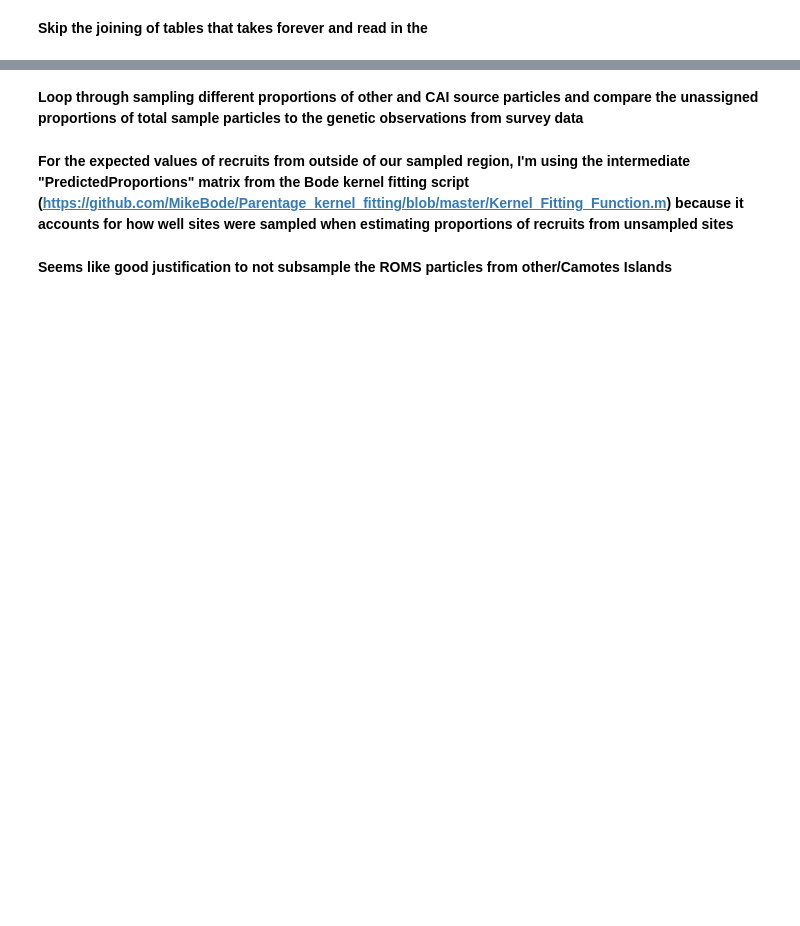
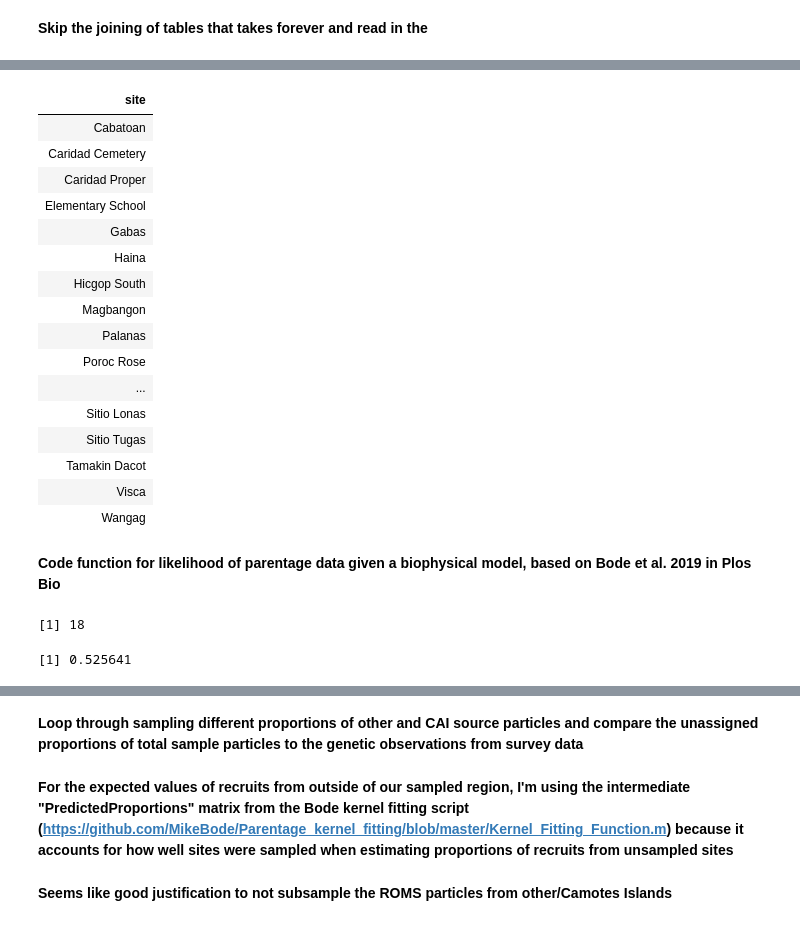
Before and after one commit to pinskylab/CamotesROMS, a Jupyter notebook: notebooks/optimize_ROMS_sampling.ipynb, the cells around one changed output, grey strips where cells are left out. Cells and saved outputs as stored; diff of their text form; code cells hidden in the pictures; blank space fills up the shorter version.

```diff
--- a/notebooks/optimize_ROMS_sampling.ipynb
+++ b/notebooks/optimize_ROMS_sampling.ipynb
@@ -6,6 +6,8 @@ invisible(suppressPackageStartupMessages(lapply(Packages, library, character.onl
 setwd('/local/home/katrinac/oceanography')
 "%!in%" <- function(x,table) match(x,table, nomatch = 0) == 0
 source("~/parentage/kernel_fitting/1340_loci/functions/ll_kt_both_bbmle.R")
+source("~/parentage/kernel_fitting/1340_loci/functions/ll_kt_both_grid_search.R")
+
 #source("~/oceanography/scripts/PredictedProportions.R")
 
 #read in the kernel fitting summary
@@ -69,6 +71,8 @@ SurveyData <- AnnualRecsSamp[PropSamp, on=.(year=end_year, site)][#join the samp
 load("~/oceanography/empirical_data/genetics/females_df_F.RData")
 Abundance <- as.data.table(females_df_F)
 setnames(Abundance, "nF", "num_females")
+Abundance <- unique(Abundance[site %like% "Magbangon", site := "Magbangon"][ #collapse Magbangon values
+            , num_females := sum(num_females), by=c("site", "year")], by=c("site", "year"))
 #join the survey sampling tables together
 SurveyData <- AnnualRecsSamp[PropSamp, on=.(year=end_year, site)][
     is.na(n_offs_gen), n_offs_gen := 0][,#change NA's to 0
@@ -241,0 +323,22 @@ dcast(DestSampled[source == "Other", .(source, dest)][, parentage :=1][order(sou
+# %%
+SiteIndex[site %in% SurveyData[, site], .(site)]
+# %% [output]
+| site |
+| Cabatoan |
+| Caridad Cemetery |
+| Caridad Proper |
+| Elementary School |
+| Gabas |
+| Haina |
+| Hicgop South |
+| Magbangon |
+| Palanas |
+| Poroc Rose |
+| ... |
+| Sitio Lonas |
+| Sitio Tugas |
+| Tamakin Dacot |
+| Visca |
+| Wangag |
+# %% [markdown]
+__Code function for likelihood of parentage data given a biophysical model, based on Bode et al. 2019 in Plos Bio__
@@ -241,0 +354,8 @@ dcast(DestSampled[source == "Other", .(source, dest)][, parentage :=1][order(sou
+# %%
+nrow(prop_samp_vec)
+# %% [output]
+[1] 18
+# %%
+prop_samp_vec[i]
+# %% [output]
+[1] 0.525641
```
Also changed, not shown: parts of 34 cells of this notebook.
